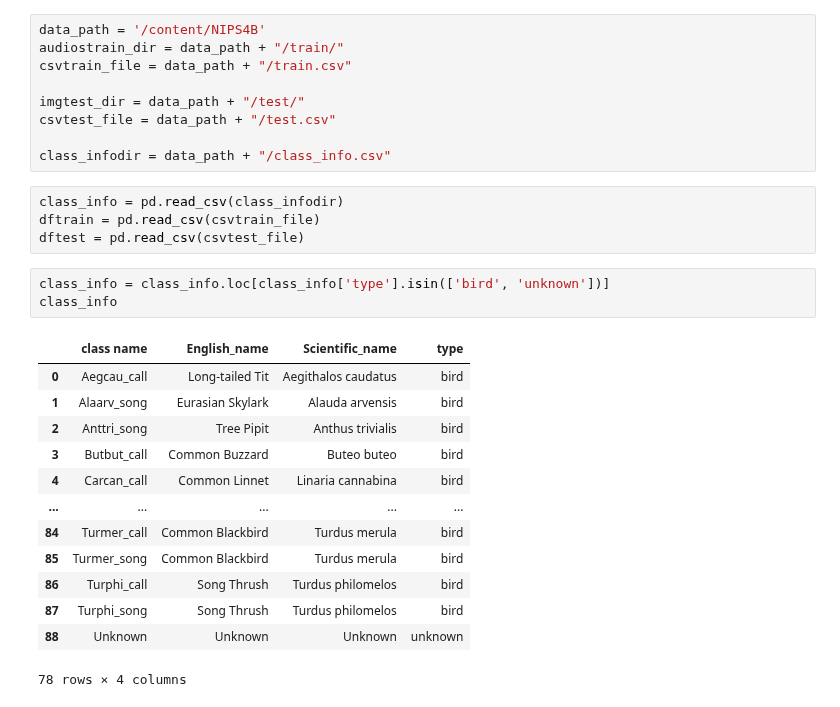
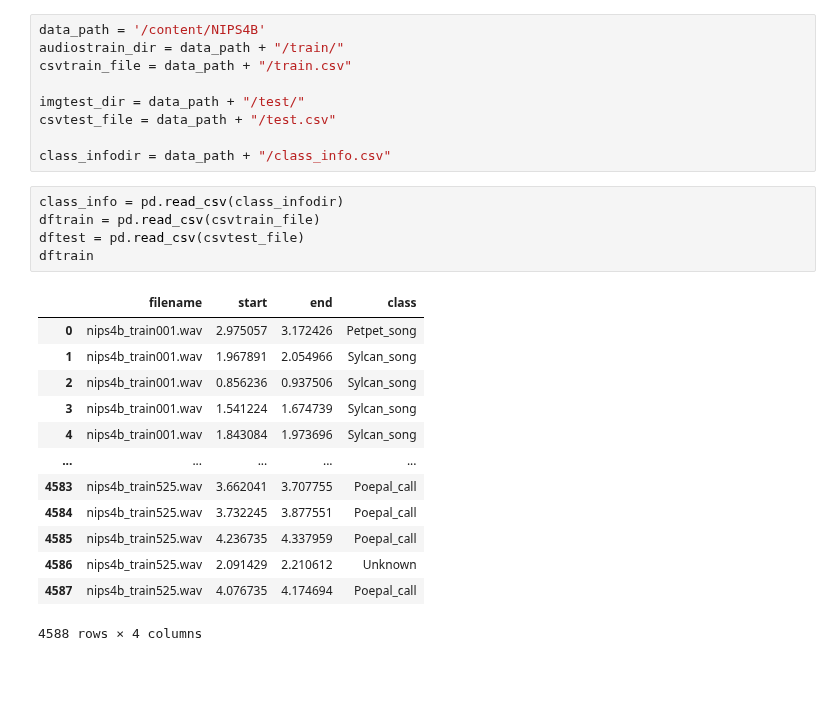
Before and after one commit to 288756/VisArtificial, a Jupyter notebook: Aprofundo.ipynb, the cells around one changed output. Cells and saved outputs as stored; diff of their text form; blank space fills up the shorter version.

```diff
--- a/Aprofundo.ipynb
+++ b/Aprofundo.ipynb
@@ -51,21 +51,19 @@ class_infodir = data_path + "/class_info.csv"
 # %%
 class_info = pd.read_csv(class_infodir)
 dftrain = pd.read_csv(csvtrain_file)
 dftest = pd.read_csv(csvtest_file)
+dftrain
+# %% [output]
+|  | filename | start | end | class |
+| 0 | nips4b_train001.wav | 2.975057 | 3.172426 | Petpet_song |
+| 1 | nips4b_train001.wav | 1.967891 | 2.054966 | Sylcan_song |
+| 2 | nips4b_train001.wav | 0.856236 | 0.937506 | Sylcan_song |
+| 3 | nips4b_train001.wav | 1.541224 | 1.674739 | Sylcan_song |
+| 4 | nips4b_train001.wav | 1.843084 | 1.973696 | Sylcan_song |
+| ... | ... | ... | ... | ... |
+| 4583 | nips4b_train525.wav | 3.662041 | 3.707755 | Poepal_call |
+| 4584 | nips4b_train525.wav | 3.732245 | 3.877551 | Poepal_call |
+| 4585 | nips4b_train525.wav | 4.236735 | 4.337959 | Poepal_call |
+| 4586 | nips4b_train525.wav | 2.091429 | 2.210612 | Unknown |
+| 4587 | nips4b_train525.wav | 4.076735 | 4.174694 | Poepal_call |
+4588 rows × 4 columns
-# %%
-class_info = class_info.loc[class_info['type'].isin(['bird', 'unknown'])]
-class_info
-# %% [output]
-|  | class name | English_name | Scientific_name | type |
-| 0 | Aegcau_call | Long-tailed Tit | Aegithalos caudatus | bird |
-| 1 | Alaarv_song | Eurasian Skylark | Alauda arvensis | bird |
-| 2 | Anttri_song | Tree Pipit | Anthus trivialis | bird |
-| 3 | Butbut_call | Common Buzzard | Buteo buteo | bird |
-| 4 | Carcan_call | Common Linnet | Linaria cannabina | bird |
-| ... | ... | ... | ... | ... |
-| 84 | Turmer_call | Common Blackbird | Turdus merula | bird |
-| 85 | Turmer_song | Common Blackbird | Turdus merula | bird |
-| 86 | Turphi_call | Song Thrush | Turdus philomelos | bird |
-| 87 | Turphi_song | Song Thrush | Turdus philomelos | bird |
-| 88 | Unknown | Unknown | Unknown | unknown |
-78 rows × 4 columns
```
Also changed, not shown: parts of 6 cells of this notebook.
